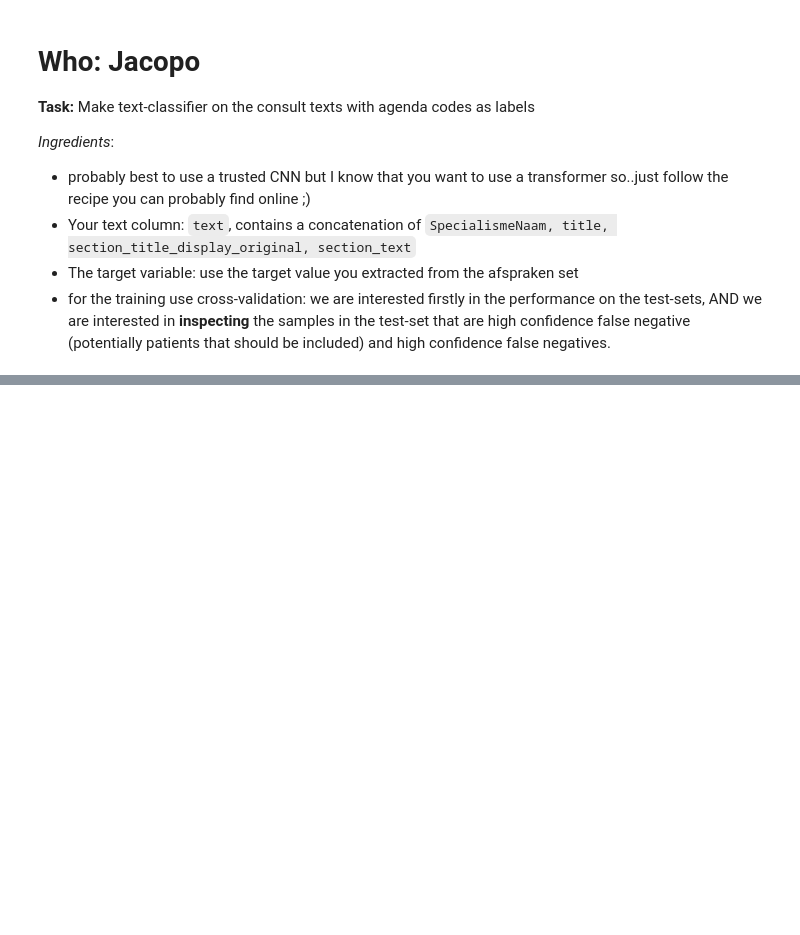
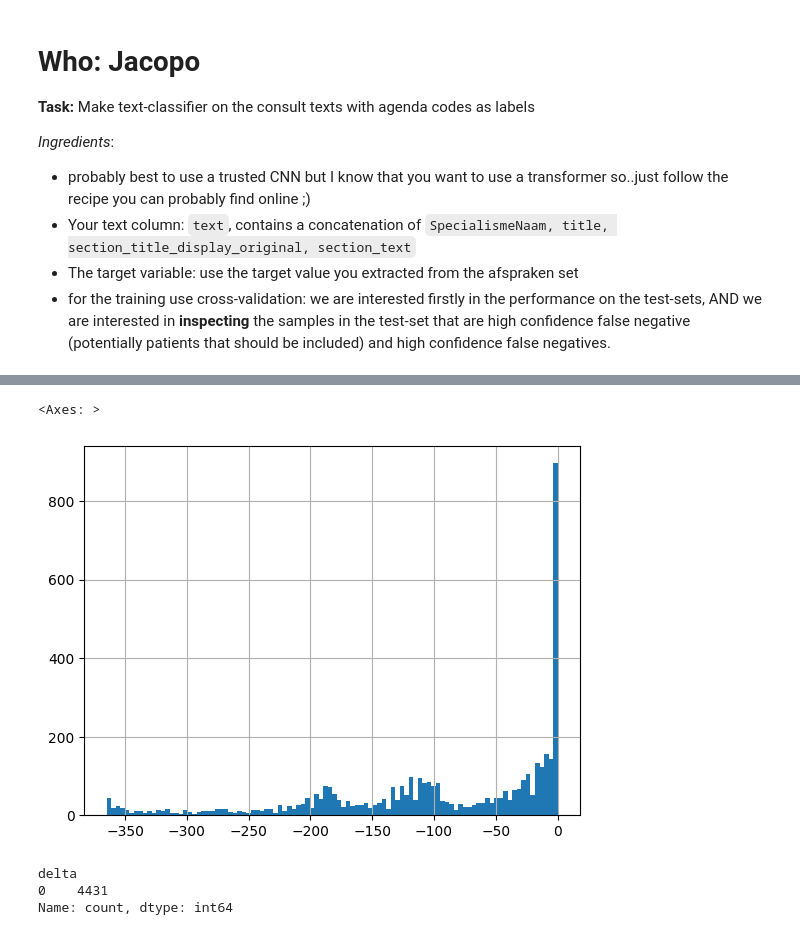
Before and after one commit to UPOD-datascience/ODIN, a Jupyter notebook: sandboxes/07_consults/consults_riskGroup_classifier.ipynb, the cells around one changed output, grey strips where cells are left out. Saved outputs shown, nothing was run; the diff lists cells and outputs as text; code cells hidden in the pictures; blank space fills up the shorter version.

Commit message:
take longer consult

```diff
--- a/sandboxes/07_consults/consults_riskGroup_classifier.ipynb
+++ b/sandboxes/07_consults/consults_riskGroup_classifier.ipynb
@@ -37,3 +79,3 @@ df_merged
 # %%
 df_merged['delta'] = (df_merged.date_x - df_merged.date_y).dt.days
-df_merged
+df_merged_filt = df_merged.query('delta >= -365 and delta <= 0')
@@ -40 +94,14 @@ df_merged
+# %%
+indices = []
+def take_longer_consult(x):
+    all_consults = x.to_list()
+    max_len = -1
+    for i,c in enumerate(all_consults):
+        if len(c) > max_len:
+            tmp = c
+            idx = i
+            max_len = len(c)
+
+    indices.append(x.index[idx])
+    return tmp
 # %%
@@ -56,3 +127,14 @@ with open(r"C:\Users\jvitale\OneDrive - UMC Utrecht\Bureaublad\consult.txt",'w')
+# %%
+df_merged_filt['delta'].loc[indices].hist(bins=100)
+# %% [output]
+<Axes: >
+[figure, added]
+# %%
+df_merged_f_g['delta'].value_counts()
+# %% [output]
+delta
+0    4431
+Name: count, dtype: int64
 # %%
 tokenizer = AutoTokenizer.from_pretrained("CLTL/MedRoBERTa.nl")
 model = AutoModelForMaskedLM.from_pretrained("CLTL/MedRoBERTa.nl")
```
Also changed, not shown: parts of 17 cells of this notebook.
